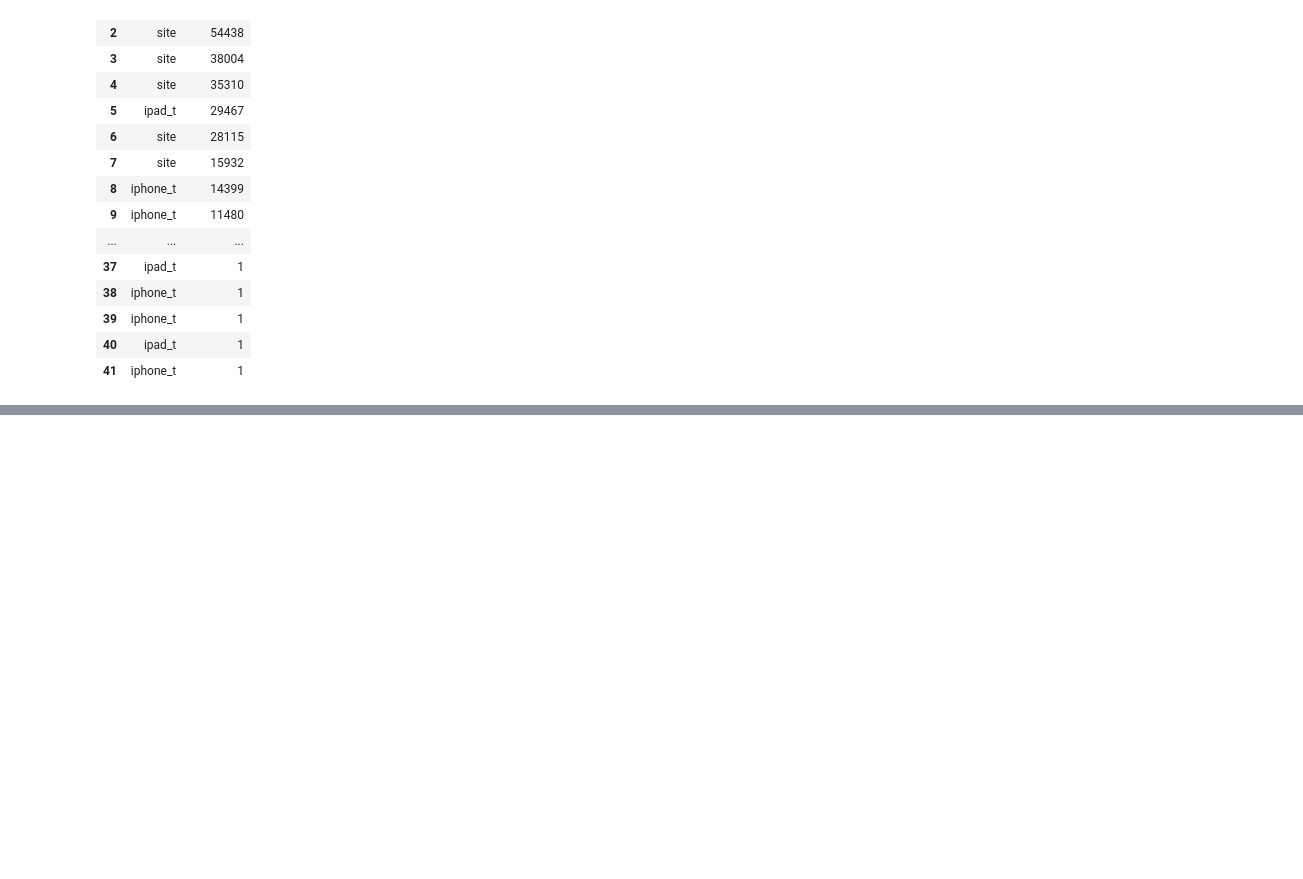
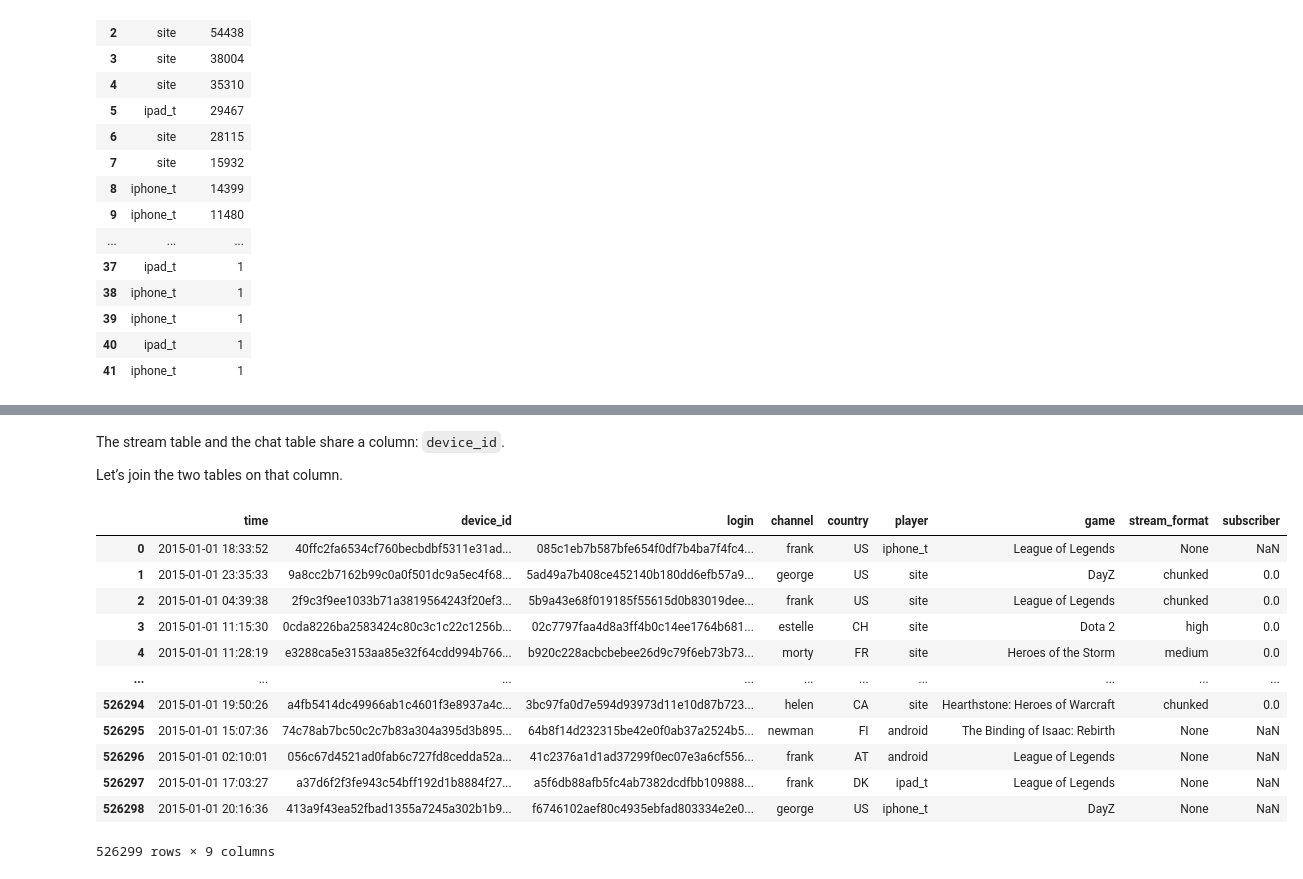
Before and after one commit to javierunix/Twich, a Jupyter notebook: main.ipynb, the cells around one changed output, grey strips where cells are left out. Drawn from its saved outputs; the diff is of its cells as text; code cells hidden in the pictures; blank space fills up the shorter version.

```diff
--- a/main.ipynb
+++ b/main.ipynb
@@ -173,0 +331,24 @@ ORDER BY COUNT(*) DESC; ''', conn1)
+# %% [markdown]
+The stream table and the chat table share a column: `device_id`.
+
+Let’s join the two tables on that column.
+# %%
+stream_df = pd.read_sql('''
+SELECT *
+FROM stream
+''', conn1)
+stream_df
+# %% [output]
+|  | time | device_id | login | channel | country | player | game | stream_format | subscriber |
+| 0 | 2015-01-01 18:33:52 | 40ffc2fa6534cf760becbdbf5311e31ad... | 085c1eb7b587bfe654f0df7b4ba7f4fc4... | frank | US | iphone_t | League of Legends | None | NaN |
+| 1 | 2015-01-01 23:35:33 | 9a8cc2b7162b99c0a0f501dc9a5ec4f68... | 5ad49a7b408ce452140b180dd6efb57a9... | george | US | site | DayZ | chunked | 0.0 |
+| 2 | 2015-01-01 04:39:38 | 2f9c3f9ee1033b71a3819564243f20ef3... | 5b9a43e68f019185f55615d0b83019dee... | frank | US | site | League of Legends | chunked | 0.0 |
+| 3 | 2015-01-01 11:15:30 | 0cda8226ba2583424c80c3c1c22c1256b... | 02c7797faa4d8a3ff4b0c14ee1764b681... | estelle | CH | site | Dota 2 | high | 0.0 |
+| 4 | 2015-01-01 11:28:19 | e3288ca5e3153aa85e32f64cdd994b766... | b920c228acbcbebee26d9c79f6eb73b73... | morty | FR | site | Heroes of the Storm | medium | 0.0 |
+| ... | ... | ... | ... | ... | ... | ... | ... | ... | ... |
+| 526294 | 2015-01-01 19:50:26 | a4fb5414dc49966ab1c4601f3e8937a4c... | 3bc97fa0d7e594d93973d11e10d87b723... | helen | CA | site | Hearthstone: Heroes of Warcraft | chunked | 0.0 |
+| 526295 | 2015-01-01 15:07:36 | 74c78ab7bc50c2c7b83a304a395d3b895... | 64b8f14d232315be42e0f0ab37a2524b5... | newman | FI | android | The Binding of Isaac: Rebirth | None | NaN |
+| 526296 | 2015-01-01 02:10:01 | 056c67d4521ad0fab6c727fd8cedda52a... | 41c2376a1d1ad37299f0ec07e3a6cf556... | frank | AT | android | League of Legends | None | NaN |
+| 526297 | 2015-01-01 17:03:27 | a37d6f2f3fe943c54bff192d1b8884f27... | a5f6db88afb5fc4ab7382dcdfbb109888... | frank | DK | ipad_t | League of Legends | None | NaN |
+| 526298 | 2015-01-01 20:16:36 | 413a9f43ea52fbad1355a7245a302b1b9... | f6746102aef80c4935ebfad803334e2e0... | george | US | iphone_t | DayZ | None | NaN |
+526299 rows × 9 columns
```
Also changed, not shown: parts of 11 cells of this notebook, 1 other file.
